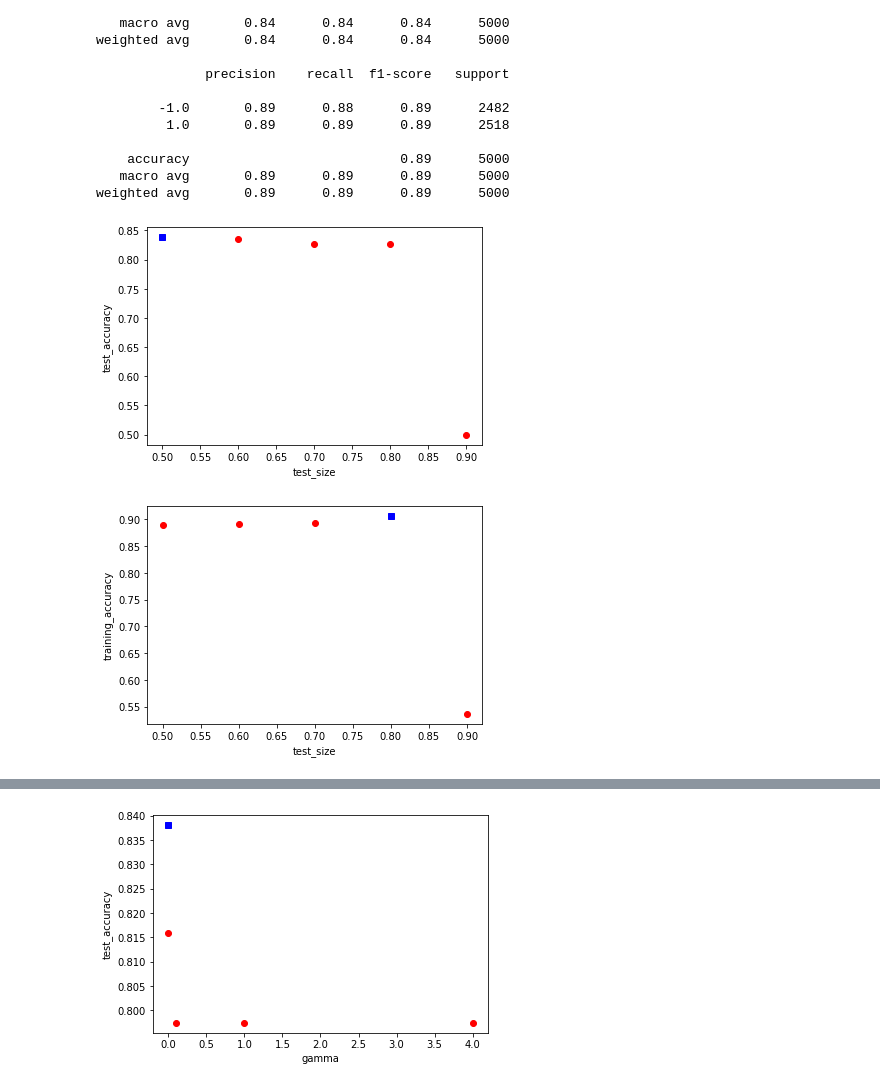
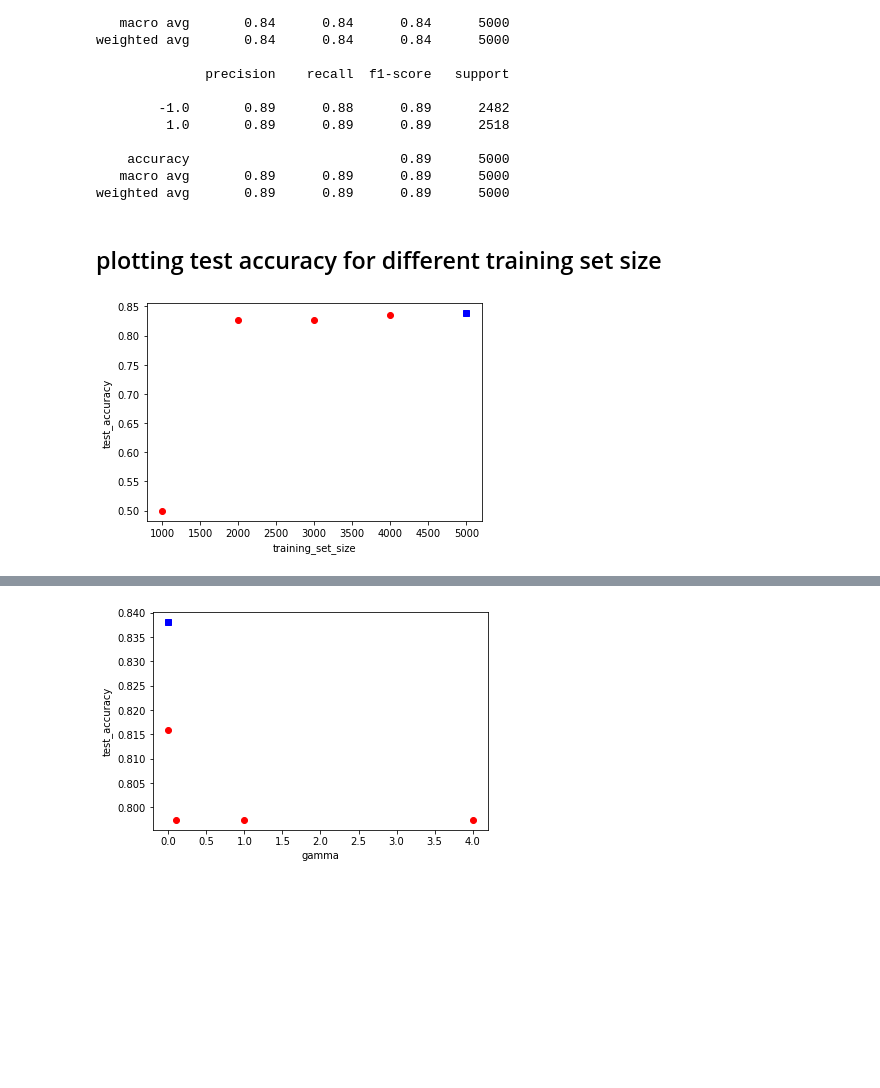
Before and after one commit to Muhamedelsayed/SVM_Task, a Jupyter notebook: TASK.ipynb, the cells around one changed output, grey strips where cells are left out. Drawn from its saved outputs; the diff is of its cells as text; code cells hidden in the pictures; blank space fills up the shorter version.

```diff
--- a/TASK.ipynb
+++ b/TASK.ipynb
@@ -112,42 +121,24 @@ weighted avg       0.84      0.84      0.84      5000
     accuracy                           0.89      5000
    macro avg       0.89      0.89      0.89      5000
 weighted avg       0.89      0.89      0.89      5000
+# %% [markdown]
+## plotting test accuracy for different training set size
 # %%
-############### plotting test accuracy for different test set size ####################
-
 testt_size=[0.9,0.8,0.7,0.6,0.5]
+training_size=[1000,2000,3000,4000,5000]
 test_accuracy=[]
 for i in range (5):
     X_train,X_test,y_train,y_test=train_test_split(X,y,test_size=testt_size[i],random_state=0)
     classifier=svm.SVC(kernel='poly',gamma=0.0004,C=0.1).fit(X_train,y_train)
     test_accuracy.append(classifier.score(X_test,y_test))
 index_max_accuracy = max(range(len(test_accuracy)), key=test_accuracy.__getitem__)
-plt.plot(testt_size,test_accuracy,'ro')
+plt.plot(training_size,test_accuracy,'ro')
 
 #max test accuracy will be in blue and the other points in red
 
-plt.plot(testt_size[index_max_accuracy],test_accuracy[index_max_accuracy],'bs')
+plt.plot(training_size[index_max_accuracy],test_accuracy[index_max_accuracy],'bs')
 plt.ylabel('test_accuracy')
-plt.xlabel('test_size')
+plt.xlabel('training_set_size')
 plt.show()
-
-############### plotting training accuracy for different test set size ####################
-
-testt_size=[0.9,0.8,0.7,0.6,0.5]
-training_accuracy=[]
-for i in range (5):
-    X_train,X_test,y_train,y_test=train_test_split(X,y,test_size=testt_size[i],random_state=0)
-    classifier=svm.SVC(kernel='poly',gamma=0.0004,C=0.1).fit(X_train,y_train)
-    training_accuracy.append(classifier.score(X_train,y_train))
-index_max_accuracy = max(range(len(training_accuracy)), key=training_accuracy.__getitem__)
-plt.plot(testt_size,training_accuracy,'ro')
-
-#max training accuracy will be in blue and the other points in red
-
-plt.plot(testt_size[index_max_accuracy],training_accuracy[index_max_accuracy],'bs')
-plt.ylabel('training_accuracy')
-plt.xlabel('test_size')
-plt.show()
 # %% [output]
-[figure, old version]
+[figure, new version]
-[figure, removed]
```
Also changed, not shown: parts of 18 cells of this notebook.
